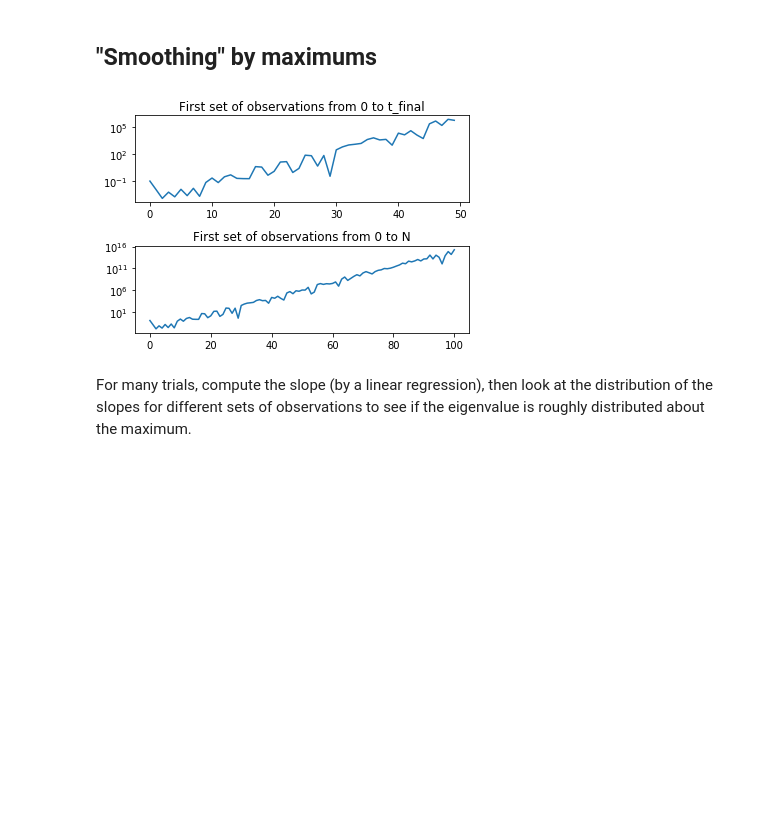
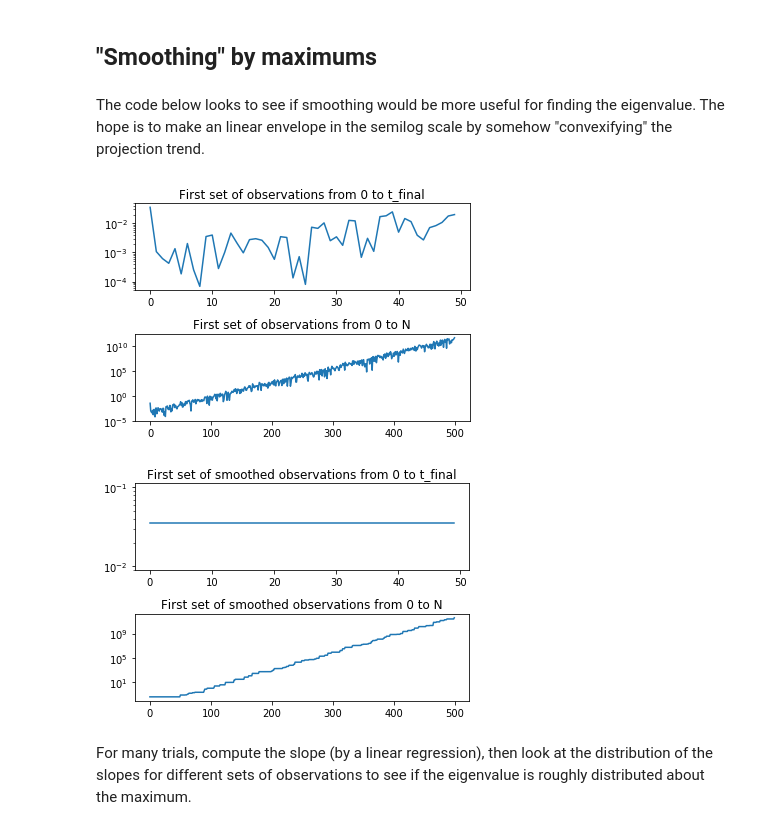
Before and after one commit to rahularya50/control-proj, a Jupyter notebook: Jupyter Notebooks/Randomized Eigenvalues (Diagonal Case).ipynb, the cells around one changed output. Cells and saved outputs as stored; diff of their text form; code cells hidden in the pictures; blank space fills up the shorter version.

```diff
--- a/Jupyter Notebooks/Randomized Eigenvalues (Diagonal Case).ipynb
+++ b/Jupyter Notebooks/Randomized Eigenvalues (Diagonal Case).ipynb
@@ -45,7 +46,7 @@ Given random rotation of the state, all outputs will seem to diverge, or begin e
 # %%
 Q = make_random_subspace(dim, dim)
 # %%
-N = 100
+N = 500
 A_bar = Q @ A @ Q.T
 x1 = simulate_free_response(A_bar, 20, x_init)
 #plot_state_trace(x1)
@@ -64,16 +72,13 @@ for i in range((N+1)*trials):
 # %%
-t_final = 50
+t_final = N//10
 eig = max(np.diagonal(A))
-lambda_vec = np.array([eig ** n for n in range(t_final)])
-
-obs = np.zeros([N+1, 0])
-
+lambda_vec = np.array([(eig ** n) for n in range(t_final)])
 for i in range(trials):
-    obs_curr = obs_vecs[(N+1)*i:(N+1)*(i+1), :]
-    obs_vec = np.abs(np.diagonal(obs_curr @ x2.T))
-    obs = np.hstack((obs, obs_vec.reshape([N+1, 1])))
-    plt.plot(range(t_final), obs_vec[0:t_final])
+    plt.plot(range(t_final), obs[0:t_final, i])
+# eigenvalue power envelope
 plt.plot(range(t_final), lambda_vec)
+# projections of state to the largest eigenvector
+plt.plot(range(t_final), abs(x2[0:t_final,:].dot(Q[:,0])))
 plt.yscale('log')
-plt.title('Absolute value of projections with eigenvalue envelope, for short time span')
+plt.title('Absolute value of projections with eigenvalue envelope and eigenvector projections of state')
 # %% [output]
@@ -89,49 +109,35 @@ Can we look at with k largest eigenvalues, if we can see piece wise linearity ba
 Why is the envelope sometimes exceeded? Is this a shift/translation in log/multiply in normal scale, or is this something more fundamental? Does this interfere with upper bounds?
 # %% [markdown]
 ## "Smoothing" by maximums
+# %% [markdown]
+The code below looks to see if smoothing would be more useful for finding the eigenvalue. The hope is to make an linear envelope in the semilog scale by somehow "convexifying" the projection trend.
 # %%
 obs1 = np.array(obs[:,0])
 
 fig, ax = plt.subplots(2)
 ax[0].plot(range(t_final), obs1[0:t_final])
 ax[0].set_yscale('log')
 ax[0].set_title('First set of observations from 0 to t_final')
-ax[1].plot(range(N+1), obs1)
+ax[1].plot(range(N), obs1)
 ax[1].set_yscale('log')
 ax[1].set_title('First set of observations from 0 to N')
 fig.subplots_adjust(hspace=0.5)
 
+for i in range(N-1):
+    if obs1[i+1] < obs1[i]:
+        obs1[i+1] = obs1[i]
 
-# for i in range(N):
-#     if obs1[i+1] < obs1[i]:
-#         obs1[i+1] = obs1[i]
-
-# fig, ax = plt.subplots(2)
-# ax[0].plot(range(t_final), obs1[0:t_final])
-# ax[0].set_yscale('log')
-# ax[0].set_title('First set of smoothed observations from 0 to t_final')
-# ax[1].plot(range(N+1), obs1)
-# ax[1].set_yscale('log')
-# ax[1].set_title('First set of smoothed observations from 0 to N')
-# fig.subplots_adjust(hspace=0.5)
-
-# # Have to think more about how to do this
-# convexified = np.array(obs1)
-# for i in range(N-1):
-#     convexified[i+1] = (convexified[i] + convexified[i+2])/2
-
-# fig, ax = plt.subplots(2)
-# ax[0].plot(range(t_final), obs1[0:t_final])
-# ax[0].set_yscale('log')
-# ax[0].set_title('First set of convexified observations from 0 to t_final')
-# ax[1].plot(range(N+1), obs1)
-# ax[1].set_yscale('log')
-# ax[1].set_title('First set of convexified observations from 0 to N')
-# fig.subplots_adjust(hspace=0.5)
-
-# plt.plot(range(N+1), convexified)
+fig, ax = plt.subplots(2)
+ax[0].plot(range(t_final), obs1[0:t_final])
+ax[0].set_yscale('log')
+ax[0].set_title('First set of smoothed observations from 0 to t_final')
+ax[1].plot(range(N), obs1)
+ax[1].set_yscale('log')
+ax[1].set_title('First set of smoothed observations from 0 to N')
+fig.subplots_adjust(hspace=0.5)
 # %% [output]
-[figure, old version]
+[figure, new version]
+[figure, added]
 # %% [markdown]
 For many trials, compute the slope (by a linear regression), then look at the distribution of the slopes for different sets of observations to see if the eigenvalue is roughly distributed about the maximum.
 # %%
```
Also changed, not shown: parts of 12 cells of this notebook, 1 other file.
